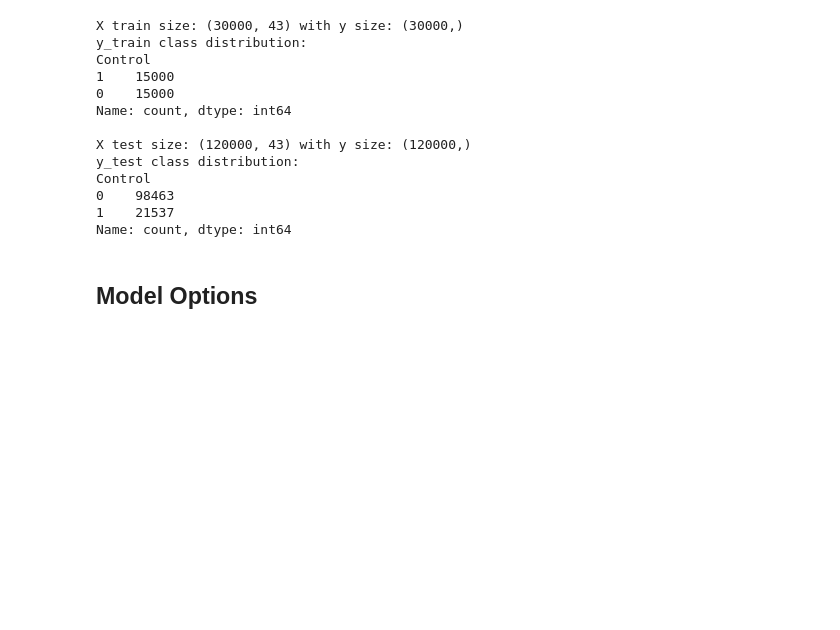
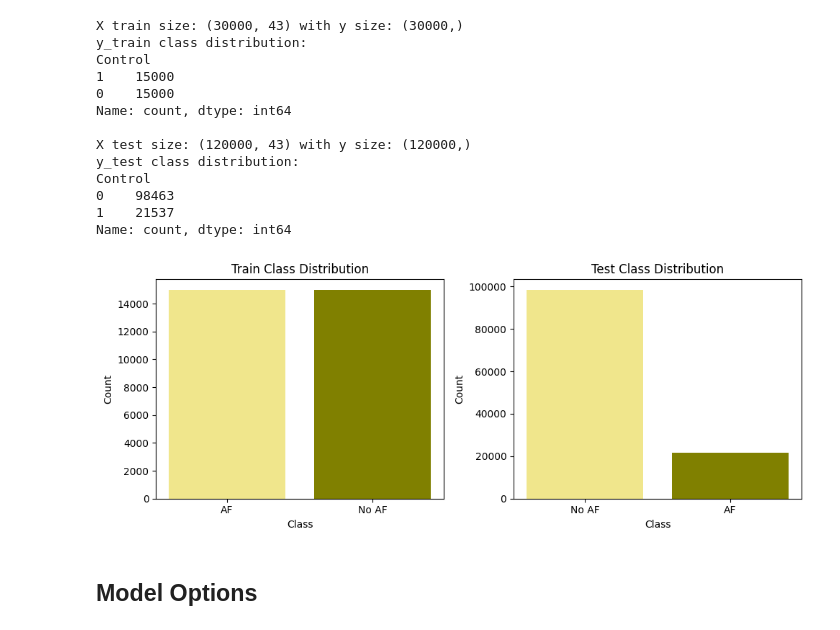
Before and after one commit to pascal-vriend/Data-science-, a Jupyter notebook: Models.ipynb, the cells around one changed output. Drawn from its saved outputs; the diff is of its cells as text; code cells hidden in the pictures; blank space fills up the shorter version.

Commit message:
Correct CV + test, visualization of data, general improvements

```diff
--- a/Models.ipynb
+++ b/Models.ipynb
@@ -109,6 +107,29 @@ Control
 0    98463
 1    21537
 Name: count, dtype: int64
+# %%
+y_train_named = y_train.replace({0: 'No AF', 1: 'AF'})
+y_test_named = y_test.replace({0: 'No AF', 1: 'AF'})
+
+train_counts = y_train_named.value_counts()
+test_counts = y_test_named.value_counts()
+
+fig, axes = plt.subplots(1, 2, figsize=(10, 4))
+
+axes[0].bar(train_counts.index, train_counts.values, color=['khaki', 'olive'])
+axes[0].set_title('Train Class Distribution')
+axes[0].set_xlabel('Class')
+axes[0].set_ylabel('Count')
+
+axes[1].bar(test_counts.index, test_counts.values, color=['khaki', 'olive'])
+axes[1].set_title('Test Class Distribution')
+axes[1].set_xlabel('Class')
+axes[1].set_ylabel('Count')
+
+plt.tight_layout()
+plt.show()
+# %% [output]
+[figure, added]
 # %% [markdown]
 ## Model Options
 # %%
```
Also changed, not shown: parts of 5 cells of this notebook, 3 other files.
